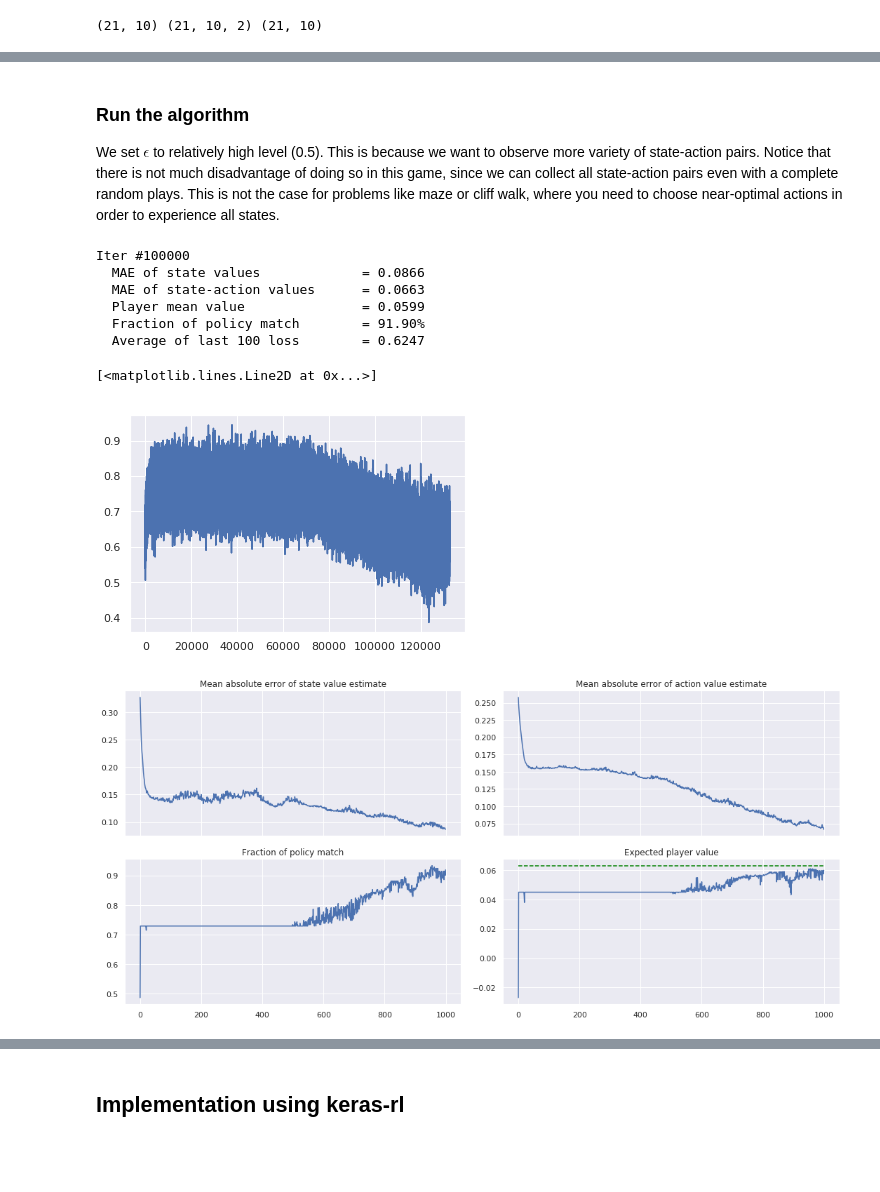
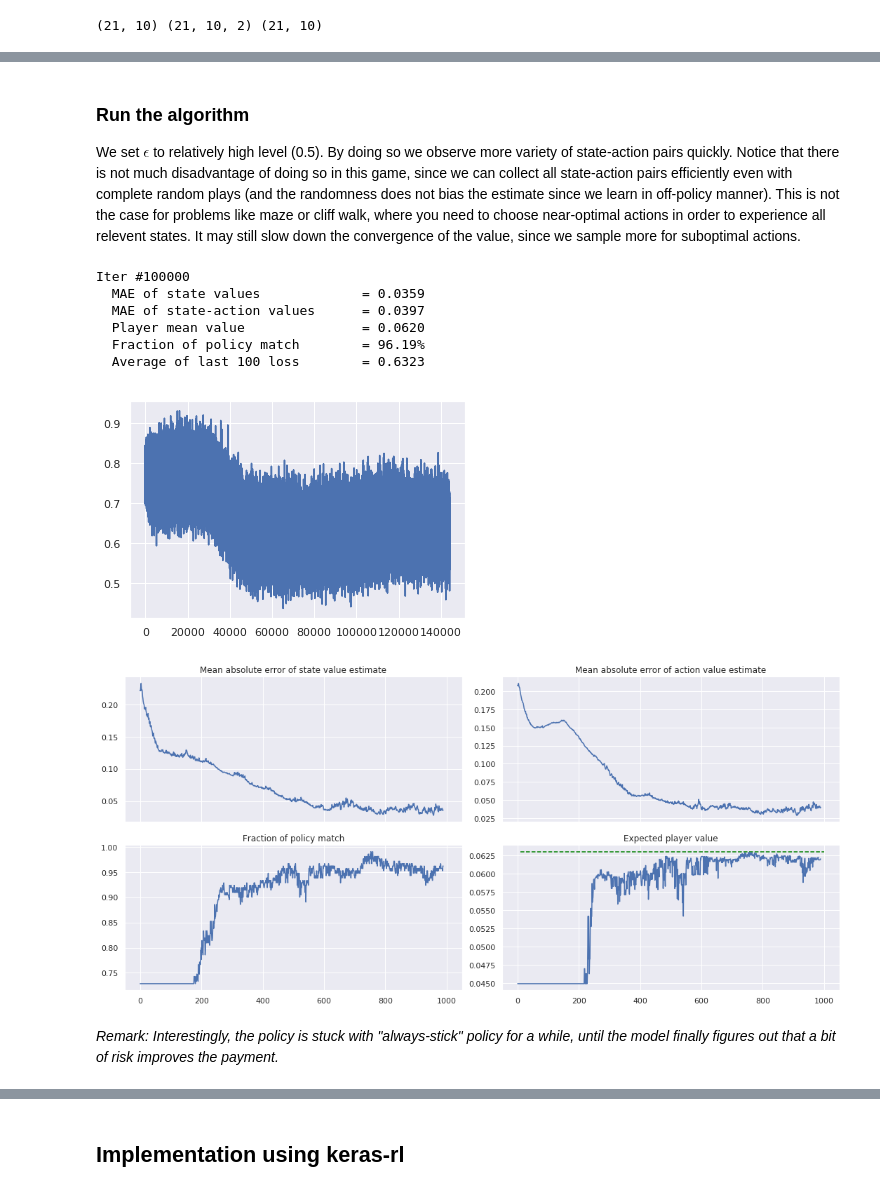
Before and after one commit to kota7/easy21-notebook, a Jupyter notebook: notebook/8_deep-q-network.ipynb, the cells around one changed output, grey strips where cells are left out. Drawn from its saved outputs; the diff is of its cells as text; code cells hidden in the pictures; blank space fills up the shorter version.

```diff
--- a/notebook/8_deep-q-network.ipynb
+++ b/notebook/8_deep-q-network.ipynb
@@ -74,18 +84,21 @@ class ReplayBuffer:
     def __init__(self, size):
         assert isinstance(size, int) and size > 0, "size must be positive integer"
         self.size = size
-        self._storage = np.empty(size, dtype=object)
+        self._storage = []
         self._i = 0
-        self._filled = False
+
+    def __len__(self):
+        return len(self._storage)
 
     def push(self, x):
-        self._storage[self._i] = x
+        if len(self._storage) < self.size:
+            self._storage.append(x)
+        else:
+            self._storage[self._i] = x
         self._i = (self._i + 1) % self.size
-        if self._i == 0:
-            self._filled = True
 
-    def sample(self, batch_size):
-        if self._filled:
-            return np.random.choice(self._storage, batch_size, replace=True)
+    def sample(self, batch_size, replace=False):
+        if replace:
+            return random.choices(self._storage, k=batch_size)
         else:
-            return np.random.choice(self._storage[0:self._i], batch_size, replace=True)
+            return random.sample(self._storage, k=batch_size)
@@ -147,8 +178,8 @@ def dqn_episode(qnet, tnet, optimizer, replay_memory, explore_policy,
         s1, r, done, _ = env.step(a)
         replay_memory.push((s, a, r, s1, done))
 
-
-        data = replay_memory.sample(batch_size)
+        batch_size_ = min(len(replay_memory), batch_size)
+        data = replay_memory.sample(batch_size_, replace=False)
         states, actions, rewards, states2, dones = zip(*data)
         # convert data into tensor variables
         states_ = states_to_tensor(states)
@@ -158,10 +189,10 @@ def dqn_episode(qnet, tnet, optimizer, replay_memory, explore_policy,
         states2_ = states_to_tensor(states2)
         # compute target
         _, actions2_ = qnet(states2_).max(dim=-1)
-        tgt = rewards_ + gamma * tnet(states2_)[range(batch_size), actions2_] * (1 - dones_)
+        tgt = rewards_ + gamma * tnet(states2_)[range(batch_size_), actions2_] * (1 - dones_)
         tgt = tgt.detach()  # do not calculate gradient for target
         # compute prediction
-        pred = qnet(states_)[range(batch_size), actions_]
+        pred = qnet(states_)[range(batch_size_), actions_]
         # compute loss, and then update weights
         loss = torch.mean((tgt - pred) ** 2)
         losses.append(loss.data.numpy())
@@ -268,7 +296,7 @@ Expected player value    = 0.04493
 # %% [markdown]
 ### Run the algorithm
 
-We set $\epsilon$ to relatively high level (0.5). This is because we want to observe more variety of state-action pairs.  Notice that there is not much disadvantage of doing so in this game, since we can collect all state-action pairs even with a complete random plays.  This is not the case for problems like maze or cliff walk, where you need to choose near-optimal actions in order to experience all states.
+We set $\epsilon$ to relatively high level (0.5). By doing so we observe more variety of state-action pairs quickly.  Notice that there is not much disadvantage of doing so in this game, since we can collect all state-action pairs efficiently even with complete random plays (and the randomness does not bias the estimate since we learn in off-policy manner).   This is not the case for problems like maze or cliff walk, where you need to choose near-optimal actions in order to experience all relevent states.  It may still slow down the convergence of the value, since we sample more for suboptimal actions.
 # %%
 qnet = QNetwork(hidden_size=8)
 tnet = QNetwork(hidden_size=8)
@@ -303,25 +331,25 @@ for i in range(10**5):
             print("  Average of last 100 loss        = %.4f" % (sum(losses[-100:]) / 100.))
 # %% [output]
 Iter #100000
-  MAE of state values             = 0.0866
-  MAE of state-action values      = 0.0663
-  Player mean value               = 0.0599
-  Fraction of policy match        = 91.90%
-  Average of last 100 loss        = 0.6247
+  MAE of state values             = 0.0359
+  MAE of state-action values      = 0.0397
+  Player mean value               = 0.0620
+  Fraction of policy match        = 96.19%
+  Average of last 100 loss        = 0.6323
 # %%
 # losses at the initial phase is not meaningful, since the target is completely wrong.
 # The target is never be "correct" in reinforcement learning; They get better along the iterations, hopefully.
 plt.plot(losses[500:])
+None
 # %% [output]
-[<matplotlib.lines.Line2D at 0x...>]
-[figure, old version]
+[figure, new version]
 # %%
 fig, axes = plt.subplots(2, 2, figsize=(15, 7), sharex=True)
-axes[0][0].plot(mae_vs)
-axes[0][1].plot(mae_qs)
-axes[1][0].plot(fracs)
-axes[1][1].plot(values)
-axes[1][1].hlines(mean_value_dp, 0, len(values), linestyles="--", color="green")
+axes[0][0].plot(mae_vs[10:])
+axes[0][1].plot(mae_qs[10:])
+axes[1][0].plot(fracs[10:])
+axes[1][1].plot(values[10:])
+axes[1][1].hlines(mean_value_dp, 10, len(values), linestyles="--", color="green")
 axes[0][0].set_title("Mean absolute error of state value estimate")
 axes[0][1].set_title("Mean absolute error of action value estimate")
 axes[1][0].set_title("Fraction of policy match")
@@ -329,7 +357,9 @@ axes[1][1].set_title("Expected player value")
 fig.tight_layout()
 None
 # %% [output]
-[figure, old version]
+[figure, new version]
+# %% [markdown]
+*Remark: Interestingly, the policy is stuck with "always-stick" policy for a while, until the model finally figures out that a bit of risk improves the payment.*
 # %%
 evaluate_qnet(qnet)
 None
```
Also changed, not shown: parts of 31 cells of this notebook, 2 other files.
